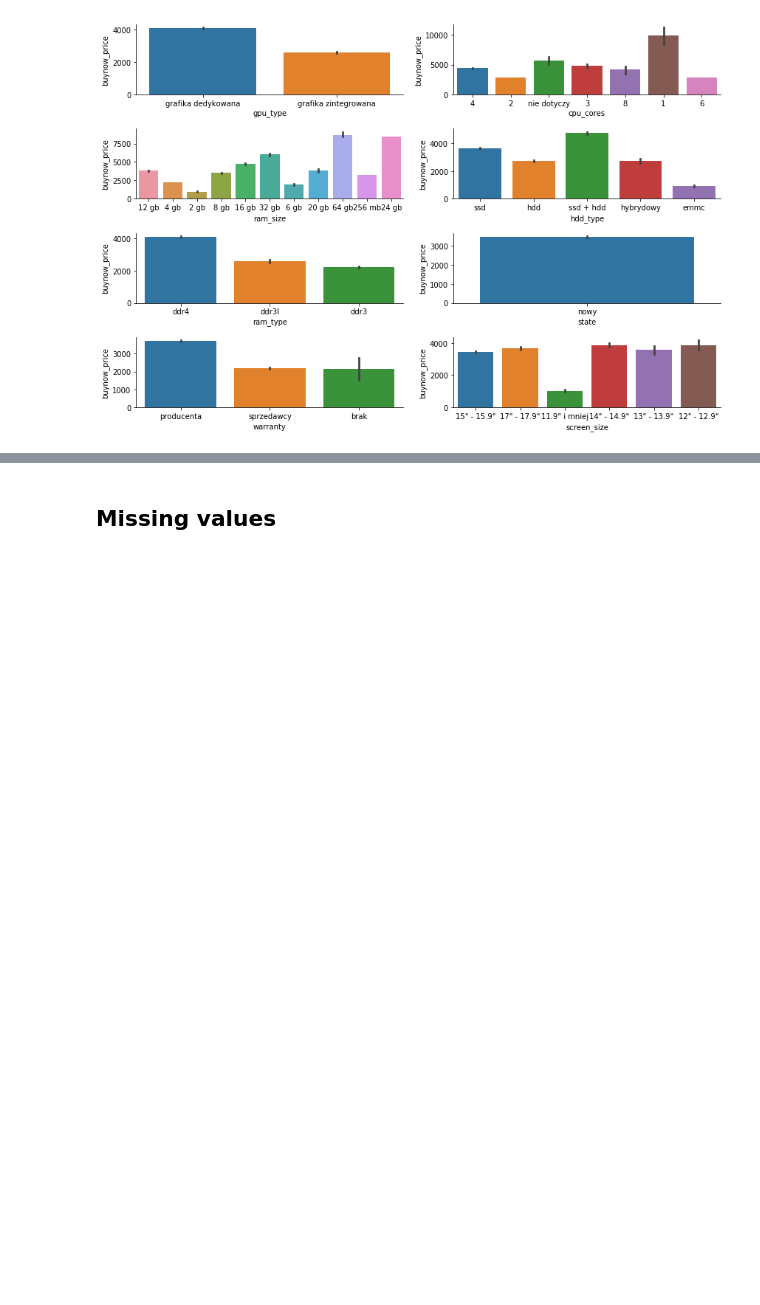
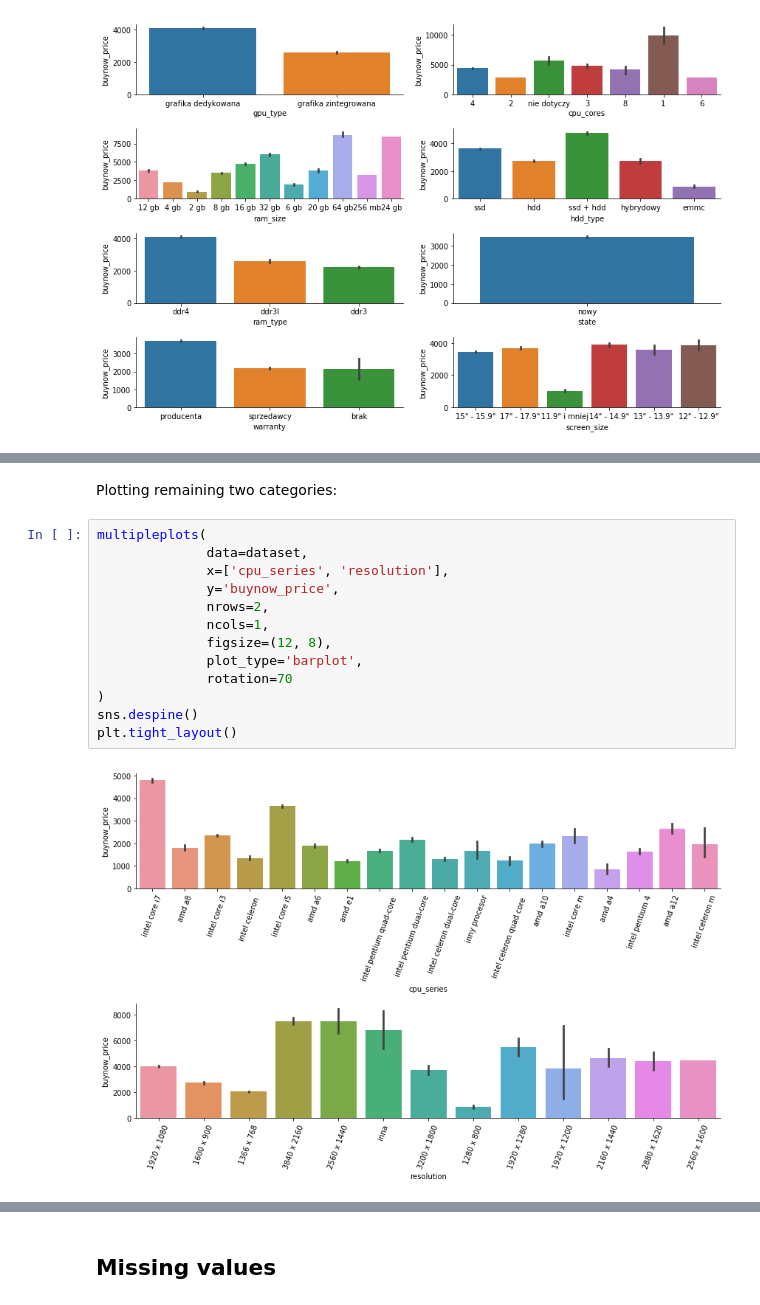
Before and after one commit to freefeynman123/laptop_price, a Jupyter notebook: allegro_task.ipynb, the cells around one changed output, grey strips where cells are left out. Cells and saved outputs as stored; diff of their text form; blank space fills up the shorter version.

```diff
--- a/allegro_task.ipynb
+++ b/allegro_task.ipynb
@@ -261,0 +266,17 @@ There several things to notice from this plot:
+# %% [markdown]
+Plotting remaining two categories:
+# %%
+multipleplots(
+              data=dataset,
+              x=['cpu_series', 'resolution'],
+              y='buynow_price',
+              nrows=2,
+              ncols=1,
+              figsize=(12, 8),
+              plot_type='barplot',
+              rotation=70
+)
+sns.despine()
+plt.tight_layout()
+# %% [output]
+[figure, added]
```
Also changed, not shown: parts of 53 cells of this notebook, 2 other files.
